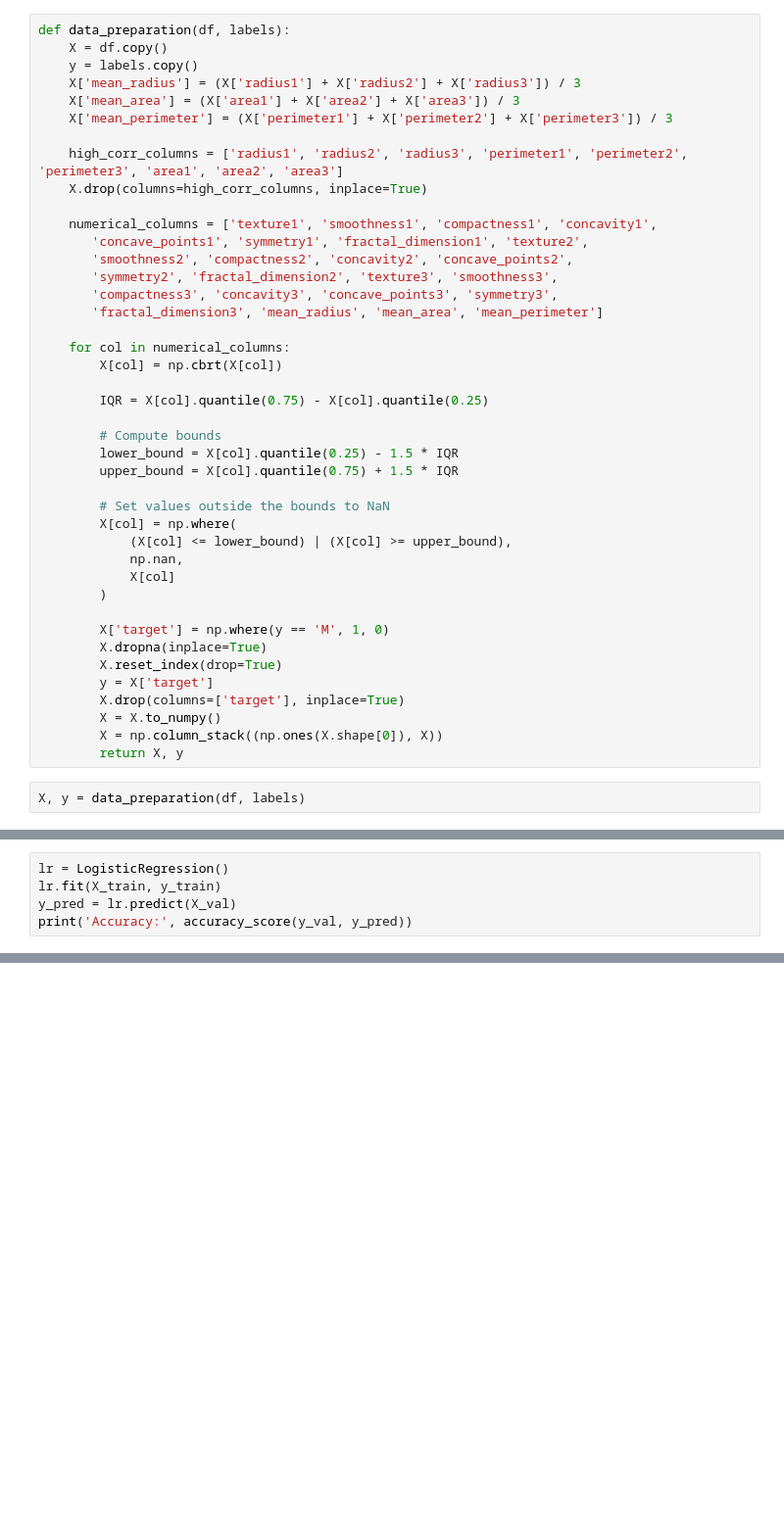
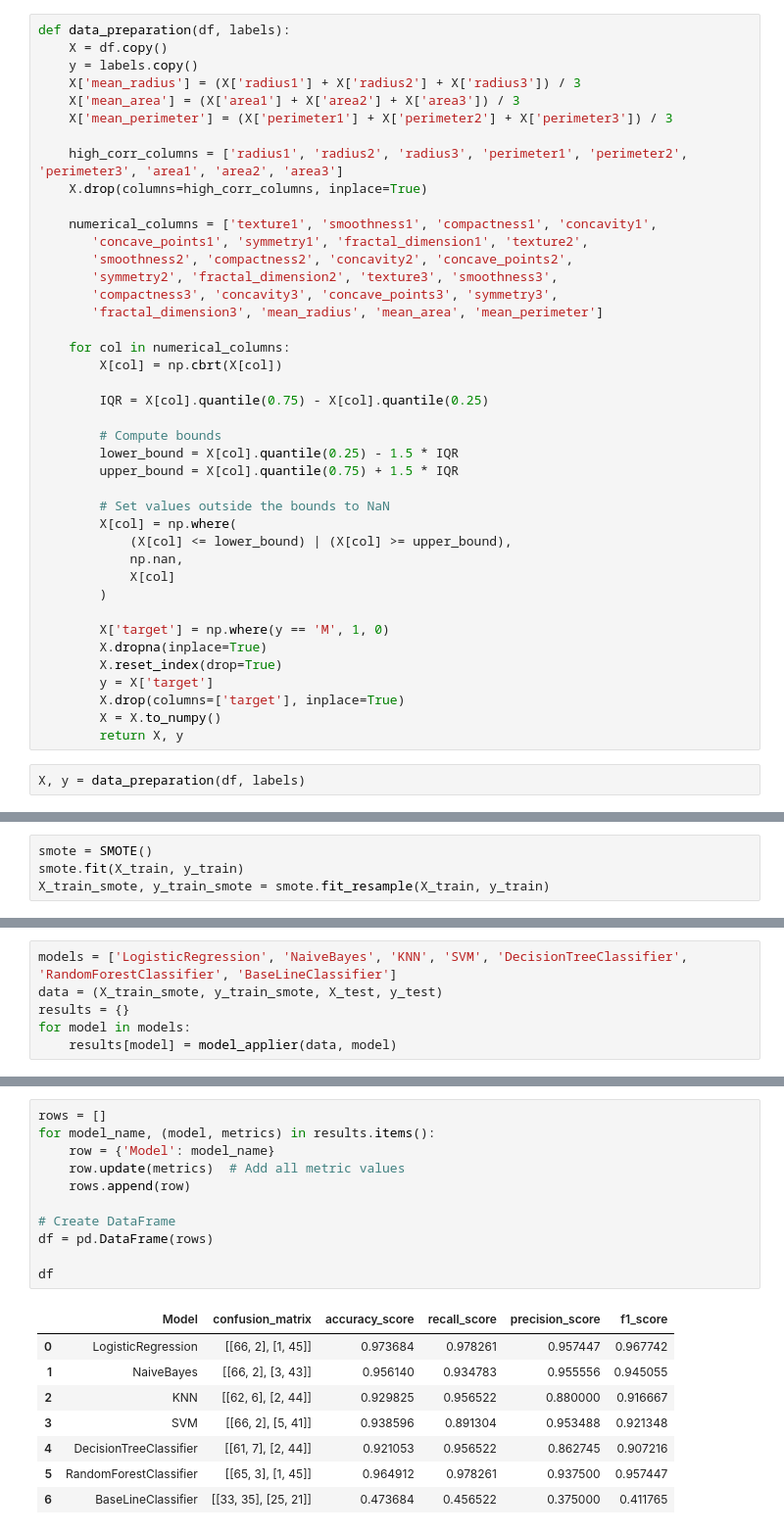
Before and after one commit to aadarsh-siddha/Breast-Cancer-Diagnosis, a Jupyter notebook: model.ipynb, the cells around one changed output, grey strips where cells are left out. Shown: that part at 98% size. Saved outputs shown, nothing was run; the diff lists cells and outputs as text; blank space fills up the shorter version.

```diff
--- a/model.ipynb
+++ b/model.ipynb
@@ -54,7 +68,6 @@ def data_preparation(df, labels):
         y = X['target']
         X.drop(columns=['target'], inplace=True)
         X = X.to_numpy()
-        X = np.column_stack((np.ones(X.shape[0]), X))
         return X, y
 # %%
 X, y = data_preparation(df, labels)
@@ -72,5 +76,0 @@ from sklearn.metrics import roc_curve
-# %%
-lr = LogisticRegression()
-lr.fit(X_train, y_train)
-y_pred = lr.predict(X_val)
-print('Accuracy:', accuracy_score(y_val, y_pred))
@@ -92,0 +77,4 @@ Confusion Matrix:
+# %%
+smote = SMOTE()
+smote.fit(X_train, y_train)
+X_train_smote, y_train_smote = smote.fit_resample(X_train, y_train)
@@ -92,0 +190,6 @@ Confusion Matrix:
+# %%
+models = ['LogisticRegression', 'NaiveBayes', 'KNN', 'SVM', 'DecisionTreeClassifier', 'RandomForestClassifier', 'BaseLineClassifier']
+data = (X_train_smote, y_train_smote, X_test, y_test)
+results = {}
+for model in models:
+    results[model] = model_applier(data, model)
@@ -92,0 +204,20 @@ Confusion Matrix:
+# %%
+rows = []
+for model_name, (model, metrics) in results.items():
+    row = {'Model': model_name}
+    row.update(metrics)  # Add all metric values
+    rows.append(row)
+
+# Create DataFrame
+df = pd.DataFrame(rows)
+
+df
+# %% [output]
+|  | Model | confusion_matrix | accuracy_score | recall_score | precision_score | f1_score |
+| 0 | LogisticRegression | [[66, 2], [1, 45]] | 0.973684 | 0.978261 | 0.957447 | 0.967742 |
+| 1 | NaiveBayes | [[66, 2], [3, 43]] | 0.956140 | 0.934783 | 0.955556 | 0.945055 |
+| 2 | KNN | [[62, 6], [2, 44]] | 0.929825 | 0.956522 | 0.880000 | 0.916667 |
+| 3 | SVM | [[66, 2], [5, 41]] | 0.938596 | 0.891304 | 0.953488 | 0.921348 |
+| 4 | DecisionTreeClassifier | [[61, 7], [2, 44]] | 0.921053 | 0.956522 | 0.862745 | 0.907216 |
+| 5 | RandomForestClassifier | [[65, 3], [1, 45]] | 0.964912 | 0.978261 | 0.937500 | 0.957447 |
+| 6 | BaseLineClassifier | [[33, 35], [25, 21]] | 0.473684 | 0.456522 | 0.375000 | 0.411765 |
```
Also changed, not shown: parts of 13 cells of this notebook.
